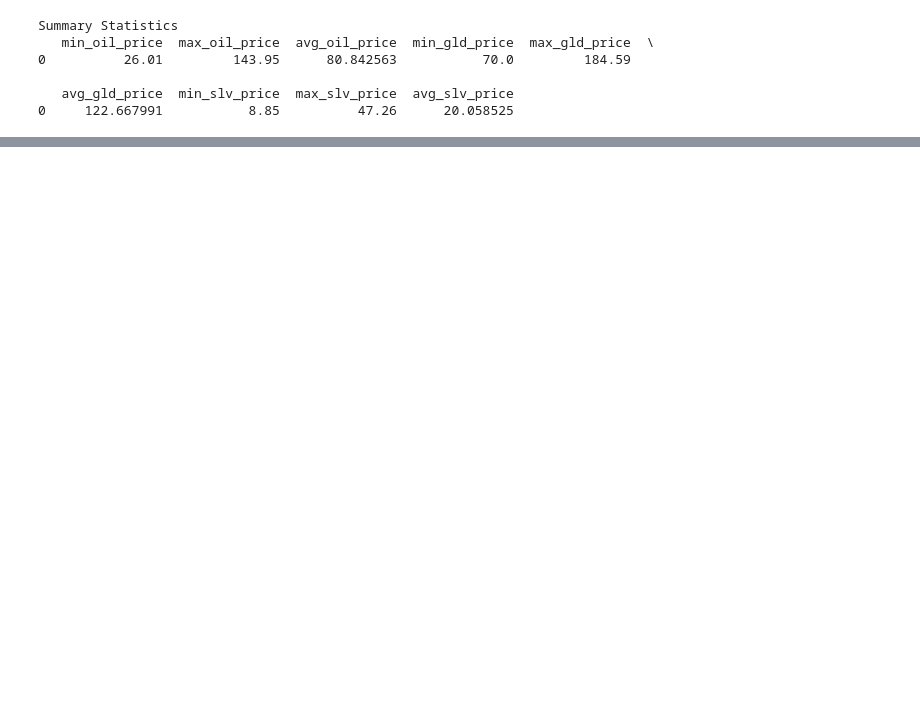
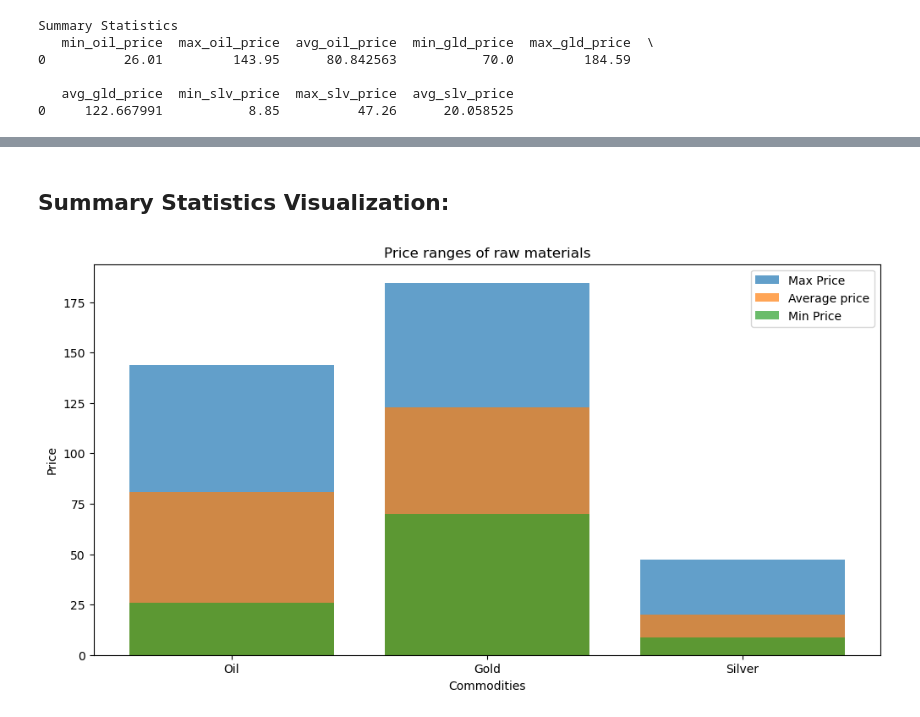
Before and after one commit to MichelleWegner/Commodity-Price-Analysis, a Jupyter notebook: SQL-EDA.ipynb, the cells around one changed output, grey strips where cells are left out. Cells and saved outputs as stored; diff of their text form; code cells hidden in the pictures; blank space fills up the shorter version.

Commit message:
SQL Visualisationen

```diff
--- a/SQL-EDA.ipynb
+++ b/SQL-EDA.ipynb
@@ -97,0 +144,23 @@ plt.show()
+# %% [markdown]
+## Summary Statistics Visualization:
+# %%
+import matplotlib.pyplot as plt
+
+# Extract data directly from DataFrame
+min_prices = summary_stats_data[['min_oil_price', 'min_gld_price', 'min_slv_price']].values.flatten()
+max_prices = summary_stats_data[['max_oil_price', 'max_gld_price', 'max_slv_price']].values.flatten()
+avg_prices = summary_stats_data[['avg_oil_price', 'avg_gld_price', 'avg_slv_price']].values.flatten()
+
+commodities = ['Oil', 'Gold', 'Silver']
+
+plt.figure(figsize=(12, 6))
+plt.bar(commodities, max_prices, label='Max Price', alpha=0.7)
+plt.bar(commodities, avg_prices, label='Average price', alpha=0.7)
+plt.bar(commodities, min_prices, label='Min Price', alpha=0.7)
+plt.title('Price ranges of raw materials')
+plt.xlabel('Commodities')
+plt.ylabel('Price')
+plt.legend()
+plt.show()
+# %% [output]
+[figure, added]
```
Also changed, not shown: parts of 29 cells of this notebook, 3 other files.
